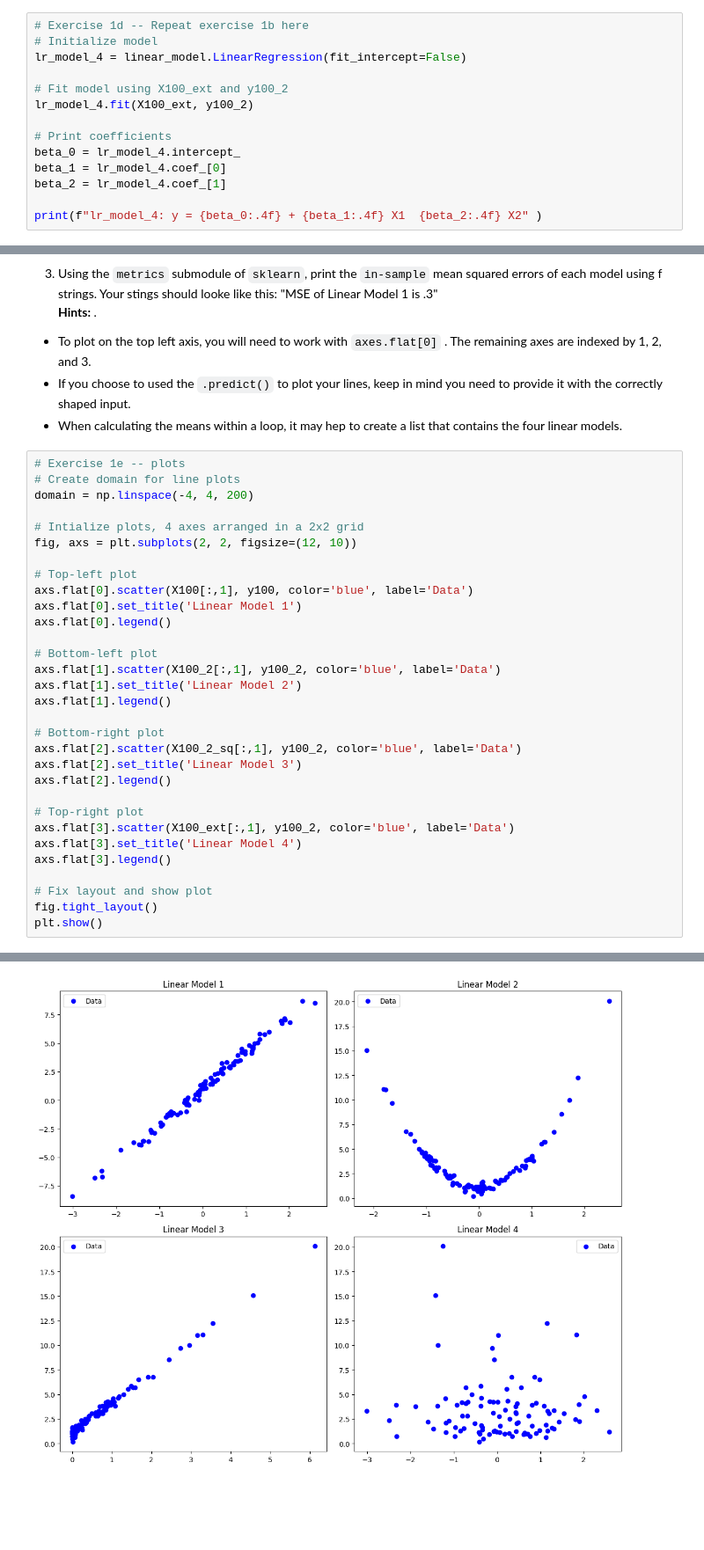
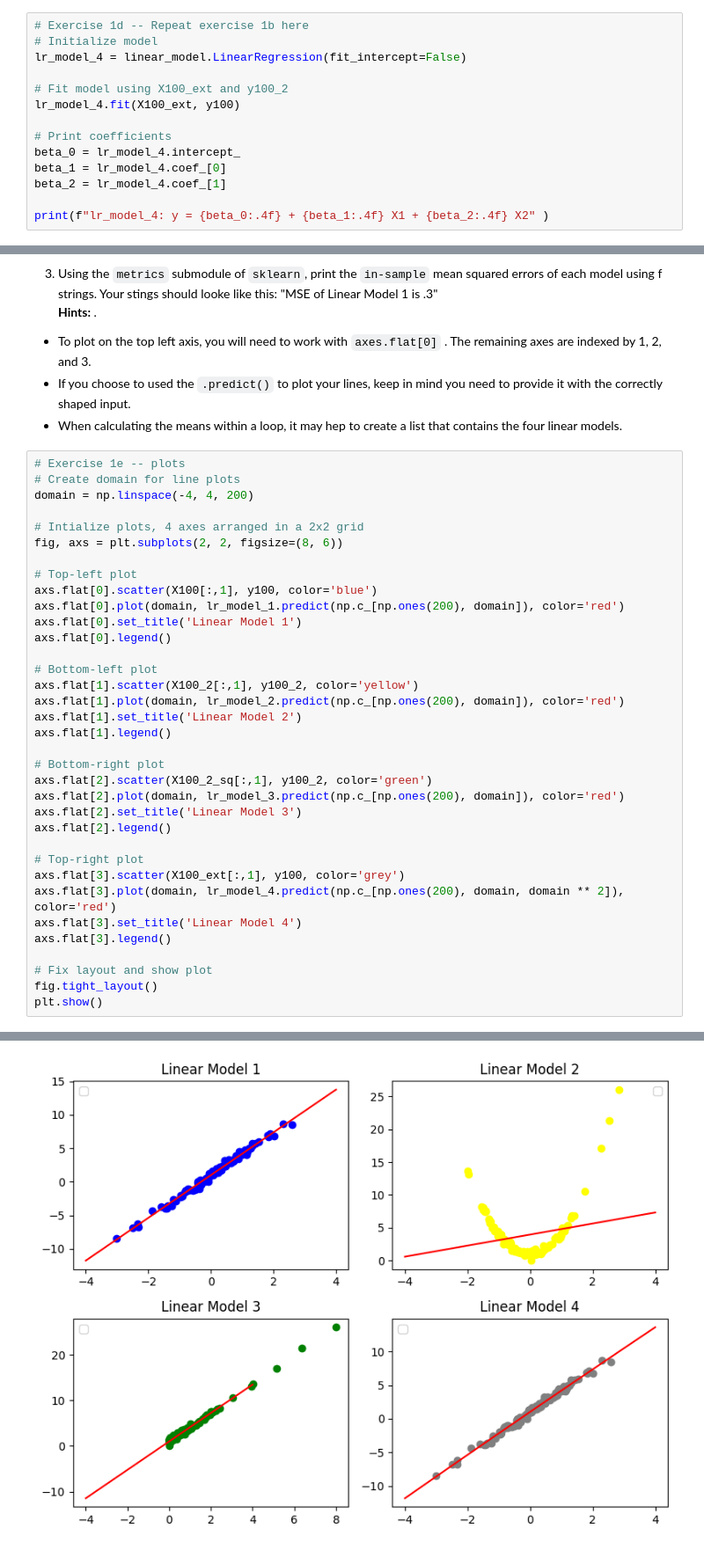
Before and after one commit to ZacharyTanWeyTze/VSP_Zachary_Tan_WeyTze, a Jupyter notebook: lab_assignments/Lab6_Regression_ZacharyTanWeyTze.ipynb, the cells around one changed output, grey strips where cells are left out. Shown at 88% size. Saved outputs shown, nothing was run; the diff lists cells and outputs as text; blank space fills up the shorter version.

```diff
--- a/lab_assignments/Lab6_Regression_ZacharyTanWeyTze.ipynb
+++ b/lab_assignments/Lab6_Regression_ZacharyTanWeyTze.ipynb
@@ -165,12 +165,12 @@ X100_ext = np.concatenate((X100[:,0].reshape(-1,1),
 lr_model_4 = linear_model.LinearRegression(fit_intercept=False)
 
 # Fit model using X100_ext and y100_2
-lr_model_4.fit(X100_ext, y100_2)
+lr_model_4.fit(X100_ext, y100)
 
 # Print coefficients
 beta_0 = lr_model_4.intercept_
 beta_1 = lr_model_4.coef_[0]
 beta_2 = lr_model_4.coef_[1]
 
-print(f"lr_model_4: y = {beta_0:.4f} + {beta_1:.4f} X1  {beta_2:.4f} X2" )
+print(f"lr_model_4: y = {beta_0:.4f} + {beta_1:.4f} X1 + {beta_2:.4f} X2" )
 # %% [output]
@@ -207,25 +207,29 @@ For the plots above,
 domain = np.linspace(-4, 4, 200)
 
 # Intialize plots, 4 axes arranged in a 2x2 grid
-fig, axs = plt.subplots(2, 2, figsize=(12, 10))
+fig, axs = plt.subplots(2, 2, figsize=(8, 6))
 
 # Top-left plot
-axs.flat[0].scatter(X100[:,1], y100, color='blue', label='Data')
+axs.flat[0].scatter(X100[:,1], y100, color='blue')
+axs.flat[0].plot(domain, lr_model_1.predict(np.c_[np.ones(200), domain]), color='red')
 axs.flat[0].set_title('Linear Model 1')
 axs.flat[0].legend()
 
 # Bottom-left plot
-axs.flat[1].scatter(X100_2[:,1], y100_2, color='blue', label='Data')
+axs.flat[1].scatter(X100_2[:,1], y100_2, color='yellow')
+axs.flat[1].plot(domain, lr_model_2.predict(np.c_[np.ones(200), domain]), color='red')
 axs.flat[1].set_title('Linear Model 2')
 axs.flat[1].legend()
 
 # Bottom-right plot
-axs.flat[2].scatter(X100_2_sq[:,1], y100_2, color='blue', label='Data')
+axs.flat[2].scatter(X100_2_sq[:,1], y100_2, color='green')
+axs.flat[2].plot(domain, lr_model_3.predict(np.c_[np.ones(200), domain]), color='red')
 axs.flat[2].set_title('Linear Model 3')
 axs.flat[2].legend()
 
 # Top-right plot
-axs.flat[3].scatter(X100_ext[:,1], y100_2, color='blue', label='Data')
+axs.flat[3].scatter(X100_ext[:,1], y100, color='grey')
+axs.flat[3].plot(domain, lr_model_4.predict(np.c_[np.ones(200), domain, domain ** 2]), color='red')
 axs.flat[3].set_title('Linear Model 4')
 axs.flat[3].legend()
 
@@ -236,4 +244,4 @@ plt.show()
-[figure, old version]
+[figure, new version]
 # %%
 # Exercise 1e -- mean squared errors
 # Import MSE
```
Also changed, not shown: parts of 13 cells of this notebook.
